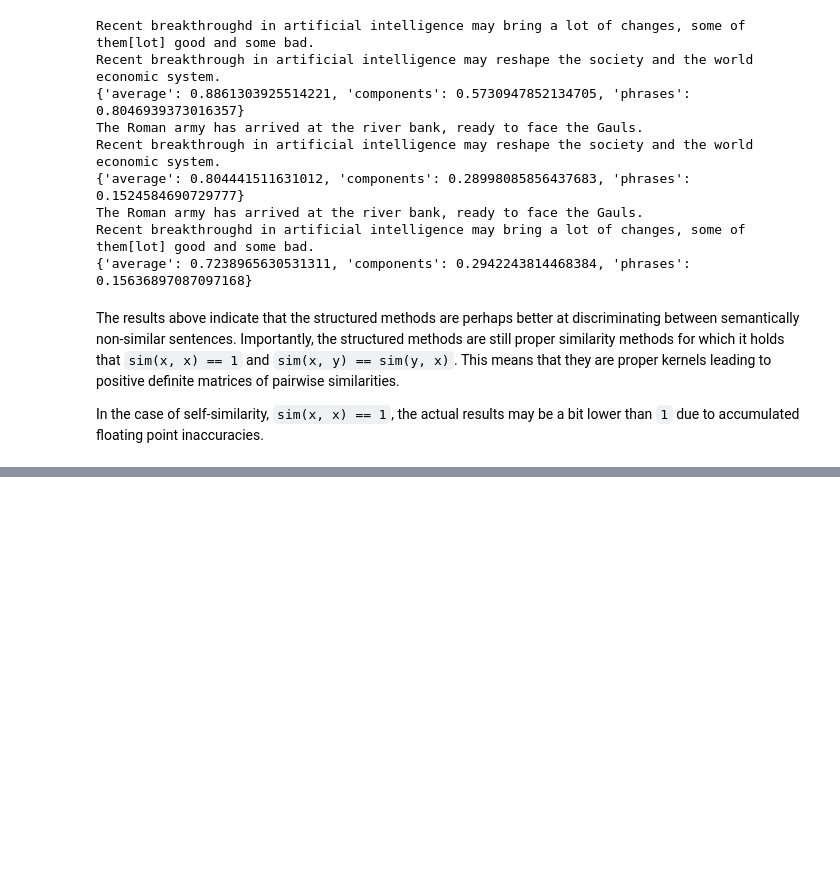
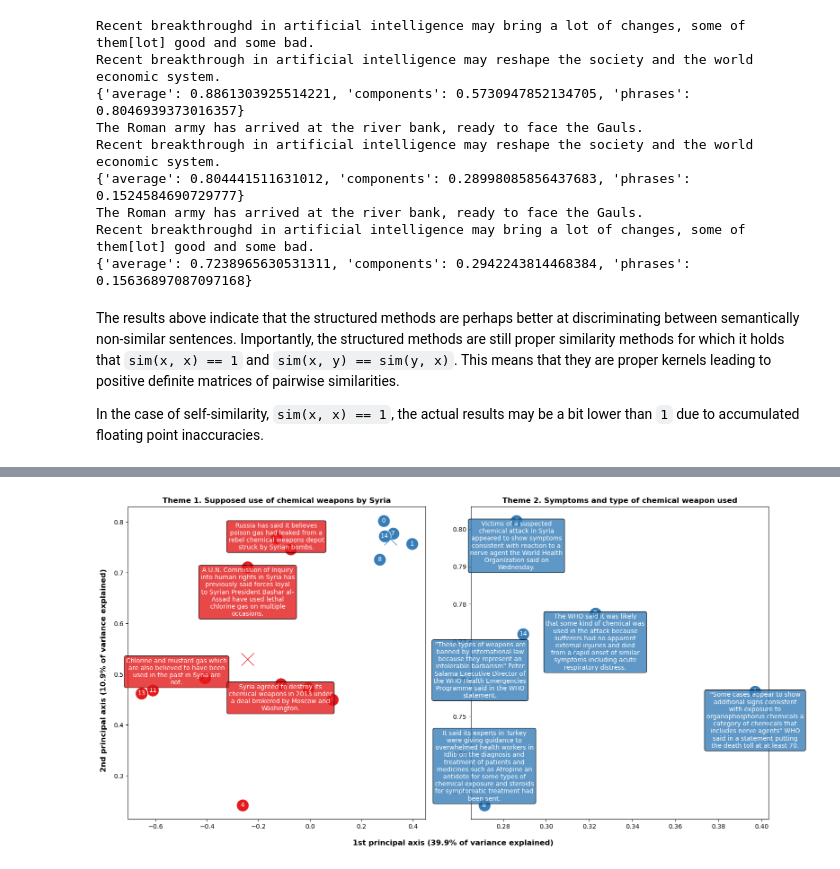
Before and after one commit to sztal/segram, a Jupyter notebook: examples/1-basics.ipynb, the cells around one changed output, grey strips where cells are left out. Cells and saved outputs as stored; diff of their text form; code cells hidden in the pictures; blank space fills up the shorter version.

```diff
--- a/examples/1-basics.ipynb
+++ b/examples/1-basics.ipynb
@@ -661,0 +728,66 @@ for si in sents:
+# %%
+from textwrap import wrap
+fig, axes = plt.subplots(ncols=2, figsize=(16, 8))
+cmap = plt.cm.Set1
+
+def plot_group(groups, label, ax, show=()):
+    idx, _sents, X = groups[label]
+    color = cmap(label)
+    pkws = dict(marker="o", color=color, markersize=20, markeredgecolor="white")
+    tkws = dict(fontsize=10, ha="center", va="center", color="white")
+    bbox = dict(boxstyle="round", facecolor=color, alpha=.8)
+    ax.plot(*X.T, ls="None", **pkws)
+    for i, xy in zip(idx, X):
+        ax.text(*xy, i, **tkws)
+    centroid = X.mean(axis=0)
+    ax.plot(*centroid, marker="x", color=color, markersize=20)
+    # show = [5, 12, 9]
+    if show:
+        for i, sent, xy in zip(idx, _sents, X):
+            x, y = xy
+            if i not in show:
+                continue
+            if (_xy := show[i]):
+                x += _xy[0]
+                y += _xy[1]
+            text = "\n".join(wrap(sent.sent.text, 30))
+            ax.text(x, y, text, zorder=100+i, bbox=bbox, **{**tkws, "va": "top" })
+
+
+ax = axes[0]
+ax.plot(*Z.T, ls="None", markersize=0)
+plot_group(groups, 0, ax, show={
+    3: (0, .03),
+    5: (-.11, .04),
+    9: (),
+    12: ()
+})
+plot_group(groups, 1, ax)
+
+ax = axes[1]
+plot_group(groups, 1, ax, show={
+    7: (),
+    0: (),
+    1: (),
+    14: (-.02, -.002),
+    8: (0, .02)
+})
+
+fkws = dict(fontsize=12, fontweight="bold")
+axes[0].set_title("Theme 1. Supposed use of chemical weapons by Syria", **fkws)
+axes[1].set_title("Theme 2. Symptoms and type of chemical weapon used", **fkws)
+
+xvar = var_explained[-1]*100
+yvar = var_explained[-2]*100
+fig.supxlabel(
+    f"1st principal axis ({xvar:.1f}% of variance explained)",
+    y=.01, **fkws
+)
+fig.supylabel(
+    f"2nd principal axis ({yvar:.1f}% of variance explained)",
+    x=.01, **fkws
+)
+
+fig.tight_layout()
+# %% [output]
+[figure, added]
```
Also changed, not shown: parts of 3 cells of this notebook.
